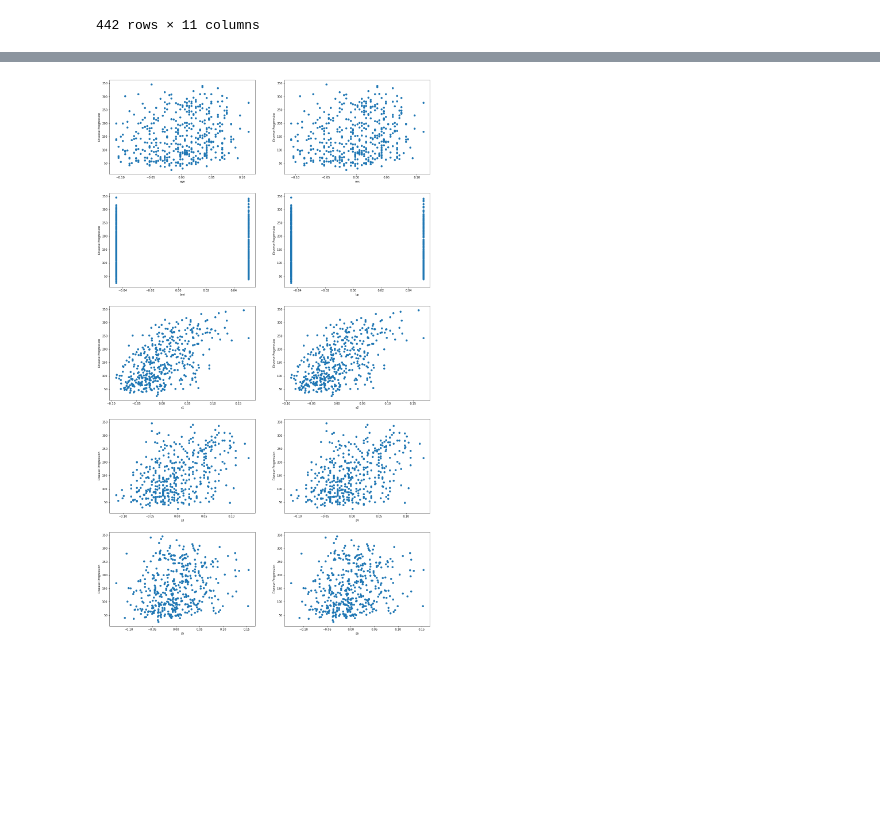
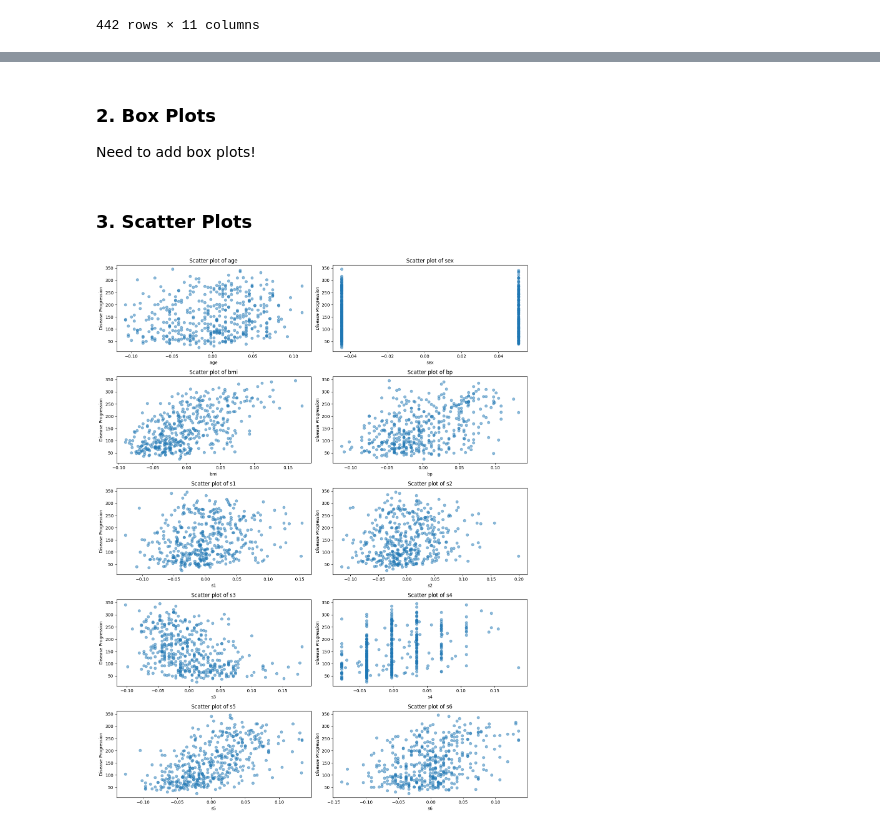
Before and after one commit to aRod209/machine-learning-playground, a Jupyter notebook: ExploratoryDataAnalysis/DiabetesDataset.ipynb, the cells around one changed output, grey strips where cells are left out. Saved outputs shown, nothing was run; the diff lists cells and outputs as text; code cells hidden in the pictures; blank space fills up the shorter version.

Commit message:
refactor: fixing and adding plots with observations

```diff
--- a/ExploratoryDataAnalysis/DiabetesDataset.ipynb
+++ b/ExploratoryDataAnalysis/DiabetesDataset.ipynb
@@ -134,0 +168,26 @@ diabetes_df.iloc[:,:-1].describe()
+# %%
+import seaborn as sns
+
+data_df = df.iloc[:,:-1]
+
+# Define the number of rows based on the number of columns in the DataFrame
+n_cols = 3
+n_rows = int(np.ceil(df.shape[1] / n_cols))
+
+fig, axes = plt.subplots(n_rows, n_cols, figsize=(15, 5 * n_rows))
+
+# Flatten the axes array, so we can easily iterate over it
+axes = axes.ravel()
+
+for i, column in enumerate(data_df.columns):
+    sns.histplot(df[column], bins=50, kde=True, ax=axes[i])
+    axes[i].set_title(column)
+    axes[i].set_xlabel("Value")
+    axes[i].set_ylabel("Frequency")
+
+# Remove any remaining empty subplots
+for j in range(i+1, n_rows*n_cols):
+    fig.delaxes(axes[j])
+
+plt.tight_layout()
+plt.show()
@@ -135,13 +218,22 @@ diabetes_df.iloc[:,:-1].describe()
+# %% [markdown]
+### 2. Box Plots
+
+Need to add box plots!
+# %% [markdown]
+### 3. Scatter Plots
 # %%
-rows = 5
-cols = 2
+# Set up the figure and axis
+fig, axs = plt.subplots(5, 2, figsize=(14, 18))
+axs = axs.ravel()
 
-fig, axs = plt.subplots(5,2, figsize=(20, 35))
-for i in range(rows):
-    for j in range(cols):
-        axs[i][j].scatter(diabetes_df.iloc[:,i], diabetes_data['target'])
-        axs[i][j].set_xlabel(diabetes_data['feature_names'][i*cols + j])
-        axs[i][j].set_ylabel("Disease Progression")
+# Plot scatter plots for each feature
+for i in range(10):
+    axs[i].scatter(df.iloc[:, i], df['target'], alpha=0.5)
+    axs[i].set_title(f"Scatter plot of {data.feature_names[i]}")
+    axs[i].set_xlabel(data.feature_names[i])
+    axs[i].set_ylabel("Disease Progression")
+
+plt.tight_layout()
 plt.show()
 # %% [output]
-[figure, old version]
+[figure, new version]
```
Also changed, not shown: parts of 26 cells of this notebook.
